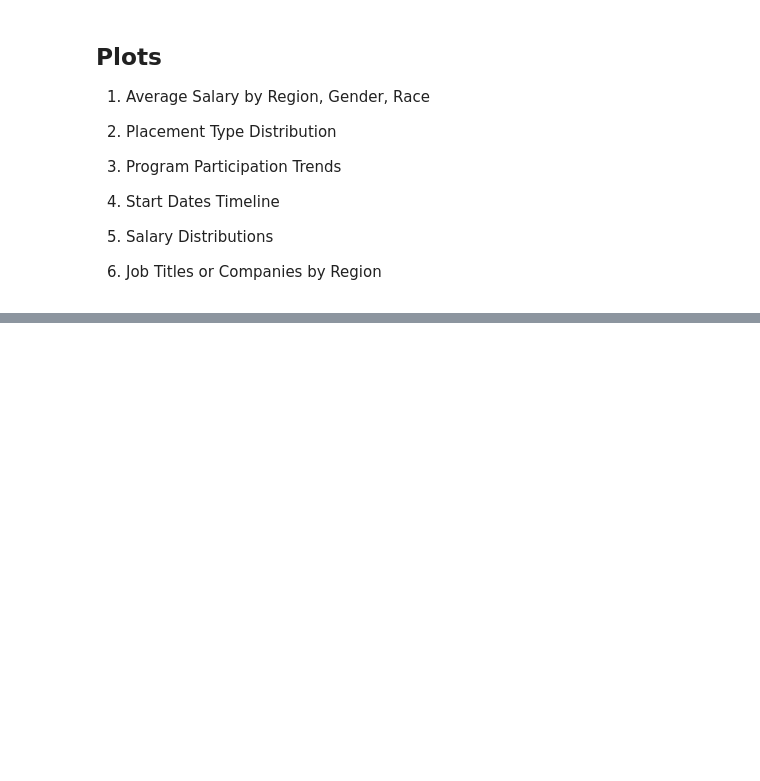
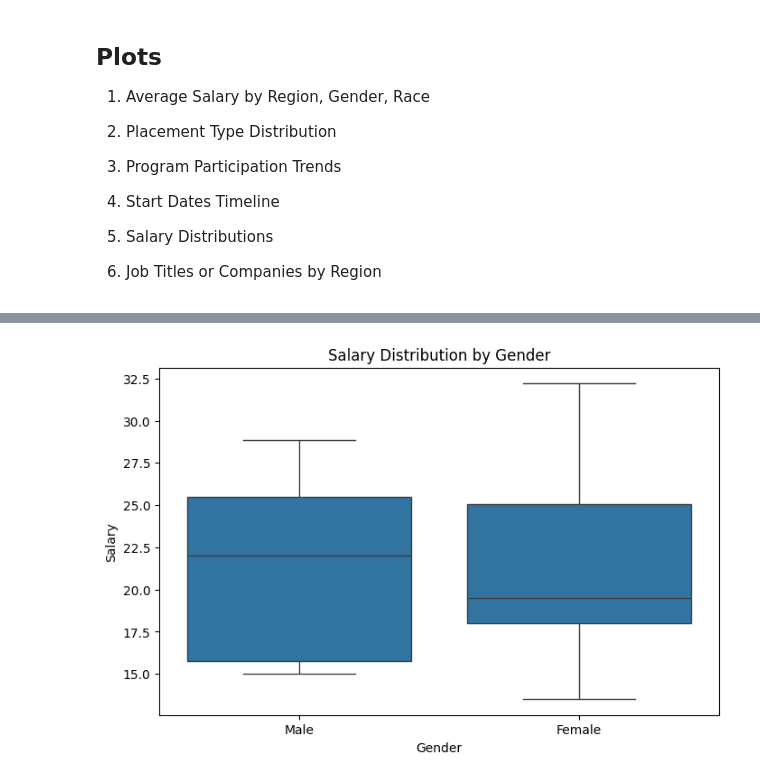
Before and after one commit to dmorton714/CodeYouDataProject, a Jupyter notebook: src/notebooks/worc_employment_plots.ipynb, the cells around one changed output, grey strips where cells are left out. Saved outputs shown, nothing was run; the diff lists cells and outputs as text; code cells hidden in the pictures; blank space fills up the shorter version.

Commit message:
updated cleaning notebook, updated plot notebook and removed excel file

```diff
--- a/src/notebooks/worc_employment_plots.ipynb
+++ b/src/notebooks/worc_employment_plots.ipynb
@@ -127,0 +19,3 @@ worc_cleaned.to_excel("worc_employment.xlsx", index=False)
+# %%
+
+worc_clean = load_and_clean()
@@ -153,8 +68,10 @@ print(worc_cleaned['ATP Placement Type'].value_counts())
 # %%
 # Salary by Gender
 
 plt.figure(figsize=(8, 5))
-sns.boxplot(data=worc_cleaned, x='Gender', y='Salary')
+sns.boxplot(data=worc_clean, x='Gender', y='Salary')
 plt.title("Salary Distribution by Gender")
 plt.show()
+# %% [output]
+[figure, added]
 # %%
```
Also changed, not shown: parts of 31 cells of this notebook, 3 other files.
